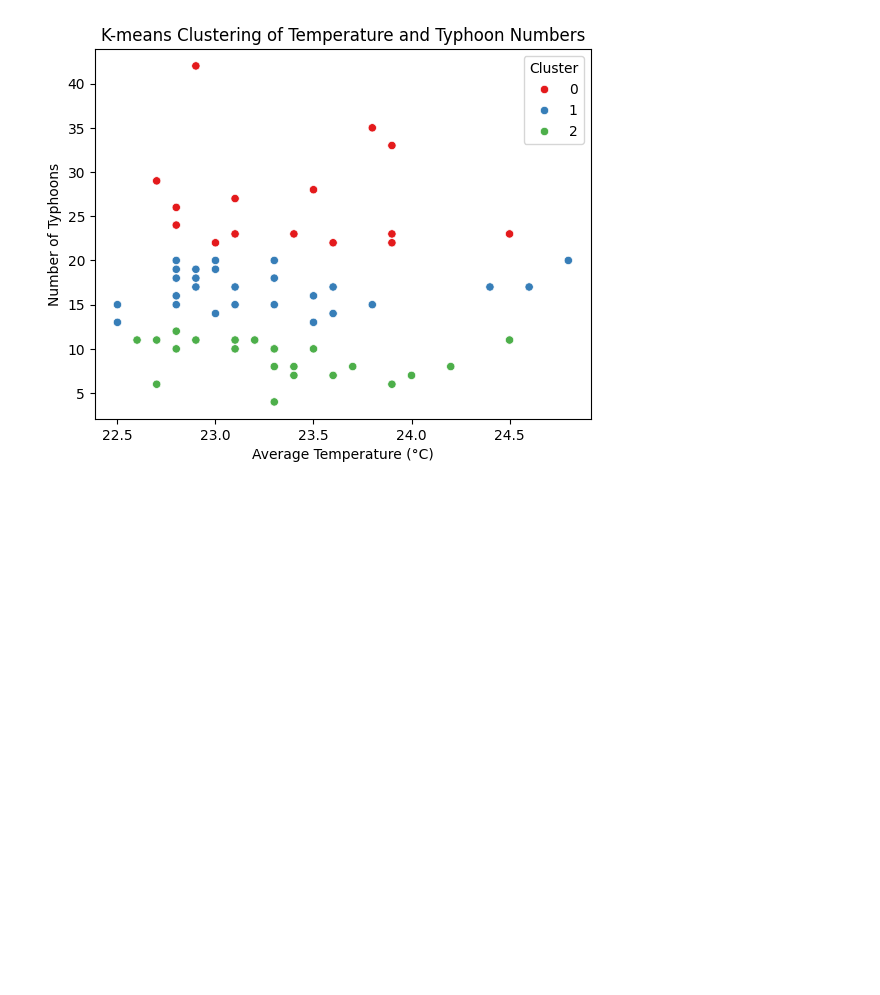
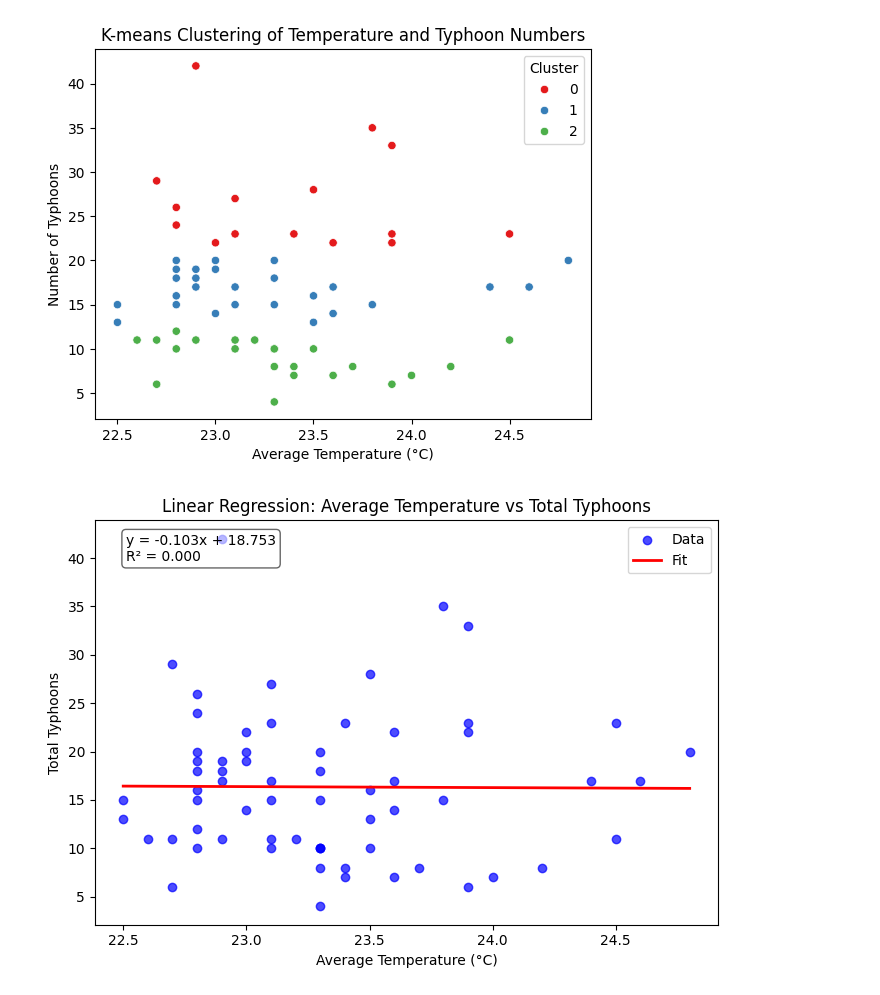
Before and after one commit to kinglingmk1/DIT-5401-Group-Project, a Jupyter notebook: main.ipynb, the cells around one changed output. Drawn from its saved outputs; the diff is of its cells as text; code cells hidden in the pictures; blank space fills up the shorter version.

```diff
--- a/main.ipynb
+++ b/main.ipynb
@@ -56,3 +56,52 @@ plt.ylabel('Number of Typhoons')
 plt.show()
 # %% [output]
 [figure]
+# %%
+# Linear Regression: Average Temperature vs Total Typhoons
+import numpy as np
+from sklearn.linear_model import LinearRegression
+
+# Drop rows with missing values to avoid fit/plot issues
+_subset = merged_data[["avg_temp", "Total_Typhoons"]].dropna()
+X = _subset[["avg_temp"]].values
+y = _subset["Total_Typhoons"].values
+
+model = LinearRegression()
+model.fit(X, y)
+y_pred = model.predict(X)
+
+# Metrics and parameters
+r2 = model.score(X, y)
+coef = model.coef_[0]
+intercept = model.intercept_
+
+# Sort X for a clean regression line
+order = np.argsort(X[:, 0])
+X_sorted = X[order]
+y_pred_sorted = y_pred[order]
+
+plt.figure(figsize=(7, 5))
+plt.scatter(X, y, color="blue", alpha=0.7, label="Data")
+plt.plot(X_sorted, y_pred_sorted, color="red", linewidth=2, label="Fit")
+
+plt.xlabel("Average Temperature (°C)")
+plt.ylabel("Total Typhoons")
+plt.title("Linear Regression: Average Temperature vs Total Typhoons")
+plt.legend()
+
+# Annotate equation and R^2 on the plot
+xmin, xmax = plt.xlim()
+ymin, ymax = plt.ylim()
+label_text = f"y = {coef:.3f}x + {intercept:.3f}\nR² = {r2:.3f}"
+plt.text(
+    xmin + 0.05 * (xmax - xmin),
+    ymax - 0.1 * (ymax - ymin),
+    label_text,
+    fontsize=10,
+    bbox=dict(boxstyle="round", facecolor="white", alpha=0.6),
+)
+
+plt.tight_layout()
+plt.show()
+# %% [output]
+[figure, added]
```
Also changed, not shown: parts of 3 cells of this notebook.
